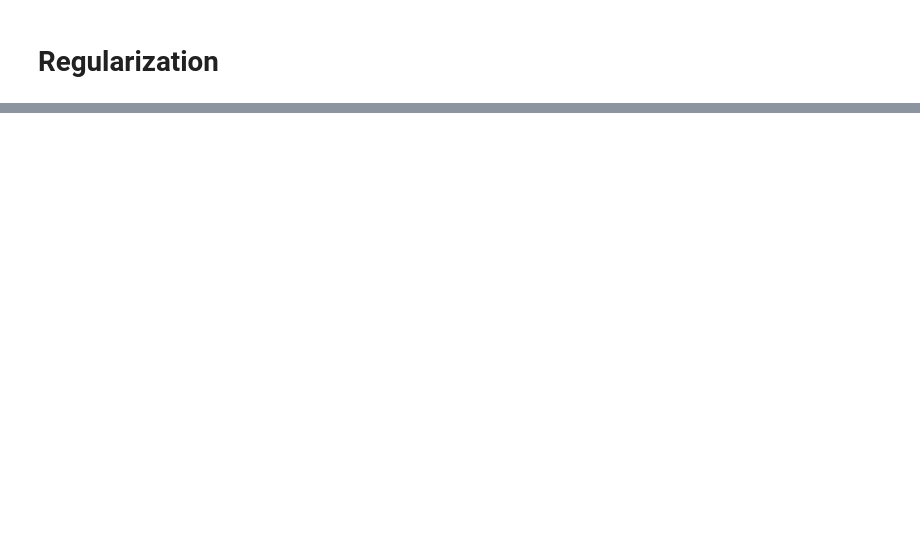
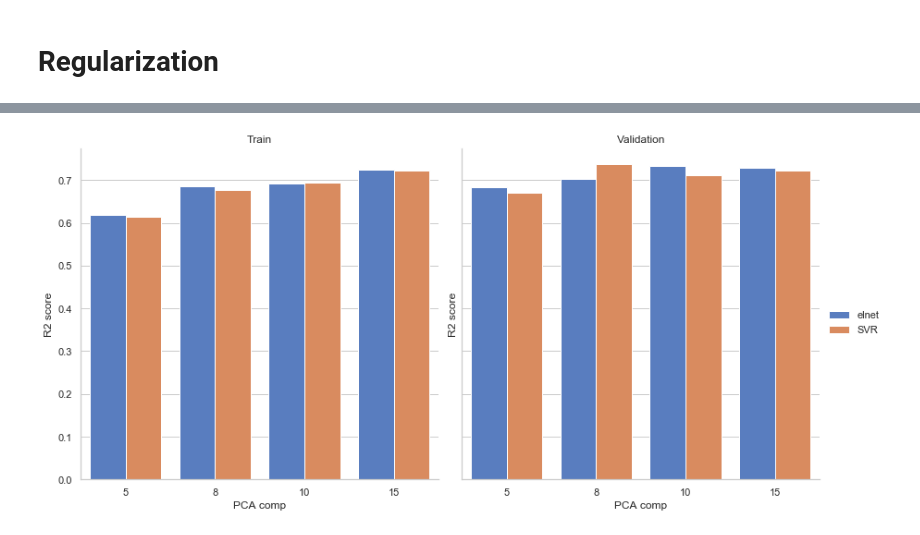
Before and after one commit to rudloffl/open-nirs, a Jupyter notebook: notebooks/D1 - result review.ipynb, the cells around one changed output, grey strips where cells are left out. Cells and saved outputs as stored; diff of their text form; code cells hidden in the pictures; blank space fills up the shorter version.

```diff
--- a/notebooks/D1 - result review.ipynb
+++ b/notebooks/D1 - result review.ipynb
@@ -88,0 +159,9 @@ results[['alpha', 'l1_ratio', 'C', 'epsilon']]
+# %%
+#sns.FacetGrid(subset, col='reg', row='serie')
+g = sns.FacetGrid(subset[subset['score'] == 'R2'], col="serie", height = 6)
+g = g.map(sns.barplot, 'PCA comp', 'value', 'reg', palette='muted').add_legend().set_titles('{col_name}').set(ylabel='R2 score')
+
+plt.savefig('results - R2 comp.png', bbox_inches = 'tight')
+plt.show()
+# %% [output]
+[figure, added]
```
Also changed, not shown: parts of 12 cells of this notebook, 8 other files.
